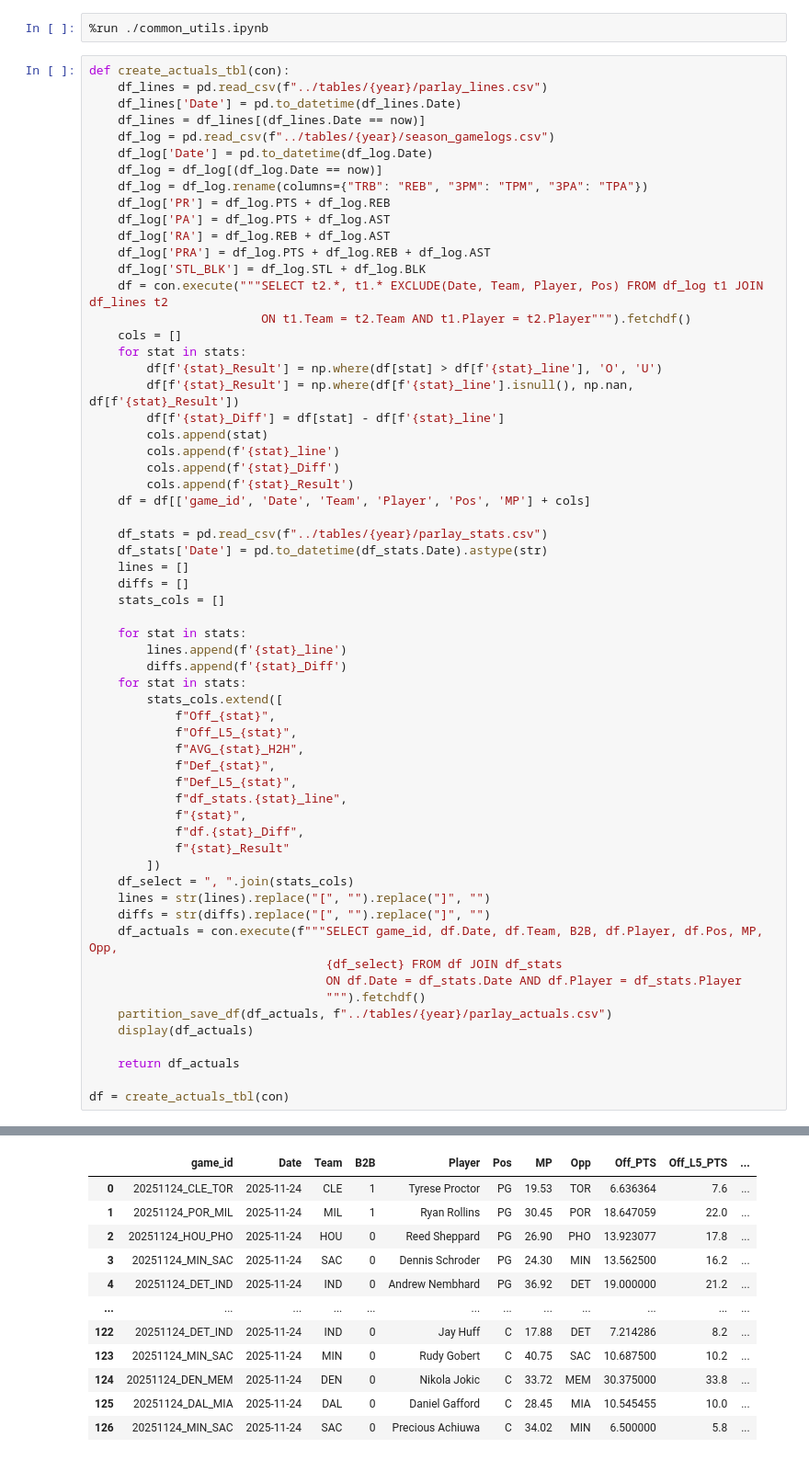
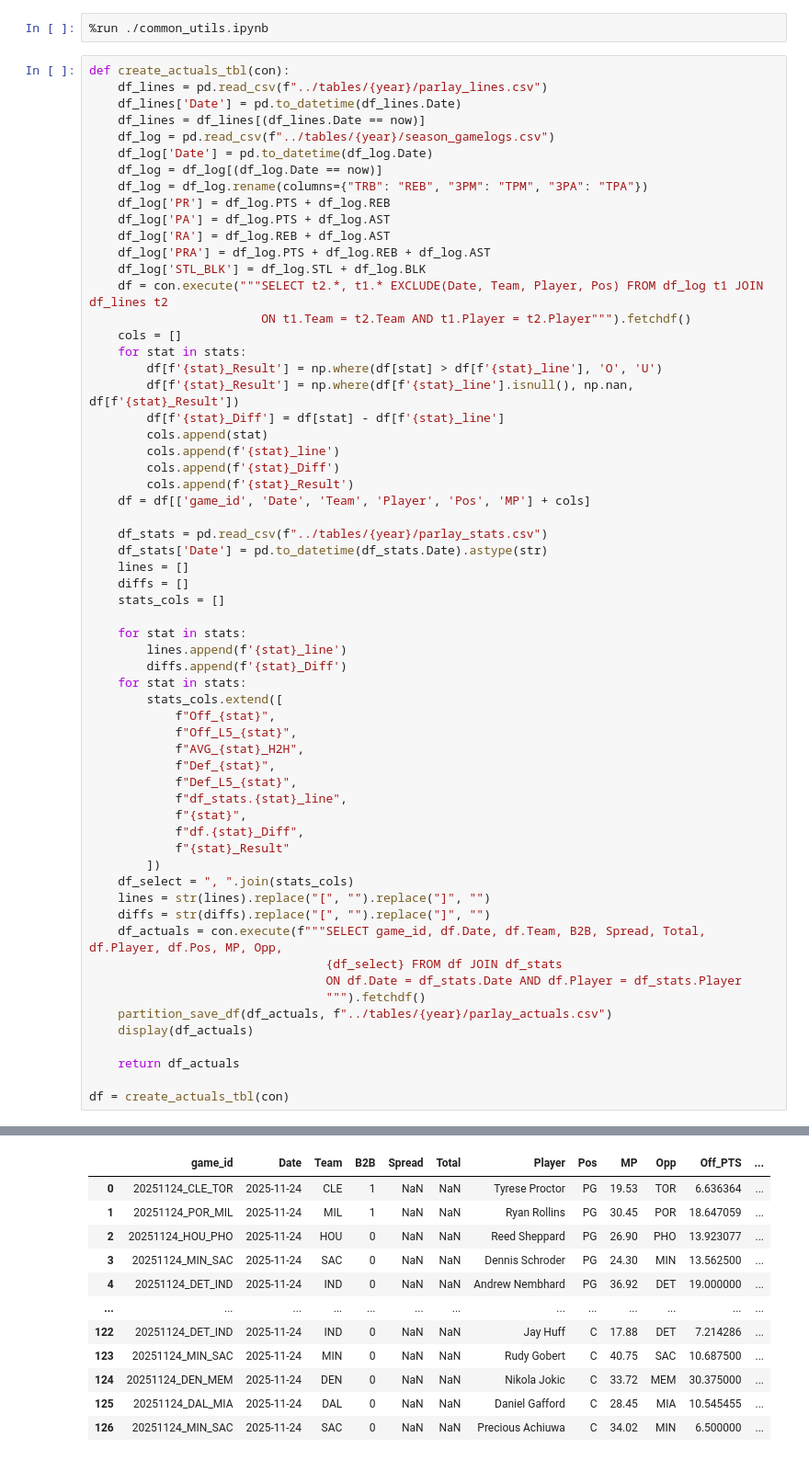
Before and after one commit to Relenes510/fantasy_basketball, a Jupyter notebook: notebooks/parlay actuals.ipynb, the cells around one changed output, grey strips where cells are left out. Shown at 92% size. Saved outputs shown, nothing was run; the diff lists cells and outputs as text.

```diff
--- a/notebooks/parlay actuals.ipynb
+++ b/notebooks/parlay actuals.ipynb
@@ -55,43 +55,43 @@ def create_actuals_tbl(con):
 
     for stat in stats:
         lines.append(f'{stat}_line')
         diffs.append(f'{stat}_Diff')
     for stat in stats:
         stats_cols.extend([
             f"Off_{stat}",
             f"Off_L5_{stat}",
             f"AVG_{stat}_H2H",
             f"Def_{stat}",
             f"Def_L5_{stat}",
             f"df_stats.{stat}_line",
             f"{stat}",
             f"df.{stat}_Diff",
             f"{stat}_Result"
         ])
     df_select = ", ".join(stats_cols)
     lines = str(lines).replace("[", "").replace("]", "")
     diffs = str(diffs).replace("[", "").replace("]", "")
-    df_actuals = con.execute(f"""SELECT game_id, df.Date, df.Team, B2B, df.Player, df.Pos, MP, Opp,
+    df_actuals = con.execute(f"""SELECT game_id, df.Date, df.Team, B2B, Spread, Total, df.Player, df.Pos, MP, Opp,
                                  {df_select} FROM df JOIN df_stats
                                  ON df.Date = df_stats.Date AND df.Player = df_stats.Player
                                  """).fetchdf()
     partition_save_df(df_actuals, f"../tables/{year}/parlay_actuals.csv")
     display(df_actuals)
 
     return df_actuals
 
 df = create_actuals_tbl(con)
 # %% [output]
 ../tables/2025/parlay_actuals.csv saved!
-|  | game_id | Date | Team | B2B | Player | Pos | MP | Opp | Off_PTS | Off_L5_PTS | ... |
-| 0 | 20251124_CLE_TOR | 2025-11-24 | CLE | 1 | Tyrese Proctor | PG | 19.53 | TOR | 6.636364 | 7.6 | ... |
-| 1 | 20251124_POR_MIL | 2025-11-24 | MIL | 1 | Ryan Rollins | PG | 30.45 | POR | 18.647059 | 22.0 | ... |
-| 2 | 20251124_HOU_PHO | 2025-11-24 | HOU | 0 | Reed Sheppard | PG | 26.90 | PHO | 13.923077 | 17.8 | ... |
-| 3 | 20251124_MIN_SAC | 2025-11-24 | SAC | 0 | Dennis Schroder | PG | 24.30 | MIN | 13.562500 | 16.2 | ... |
-| 4 | 20251124_DET_IND | 2025-11-24 | IND | 0 | Andrew Nembhard | PG | 36.92 | DET | 19.000000 | 21.2 | ... |
-| ... | ... | ... | ... | ... | ... | ... | ... | ... | ... | ... | ... |
-| 122 | 20251124_DET_IND | 2025-11-24 | IND | 0 | Jay Huff | C | 17.88 | DET | 7.214286 | 8.2 | ... |
-| 123 | 20251124_MIN_SAC | 2025-11-24 | MIN | 0 | Rudy Gobert | C | 40.75 | SAC | 10.687500 | 10.2 | ... |
-| 124 | 20251124_DEN_MEM | 2025-11-24 | DEN | 0 | Nikola Jokic | C | 33.72 | MEM | 30.375000 | 33.8 | ... |
-| 125 | 20251124_DAL_MIA | 2025-11-24 | DAL | 0 | Daniel Gafford | C | 28.45 | MIA | 10.545455 | 10.0 | ... |
-| 126 | 20251124_MIN_SAC | 2025-11-24 | SAC | 0 | Precious Achiuwa | C | 34.02 | MIN | 6.500000 | 5.8 | ... |
+|  | game_id | Date | Team | B2B | Spread | Total | Player | Pos | MP | Opp | Off_PTS | ... |
+| 0 | 20251124_CLE_TOR | 2025-11-24 | CLE | 1 | NaN | NaN | Tyrese Proctor | PG | 19.53 | TOR | 6.636364 | ... |
+| 1 | 20251124_POR_MIL | 2025-11-24 | MIL | 1 | NaN | NaN | Ryan Rollins | PG | 30.45 | POR | 18.647059 | ... |
+| 2 | 20251124_HOU_PHO | 2025-11-24 | HOU | 0 | NaN | NaN | Reed Sheppard | PG | 26.90 | PHO | 13.923077 | ... |
+| 3 | 20251124_MIN_SAC | 2025-11-24 | SAC | 0 | NaN | NaN | Dennis Schroder | PG | 24.30 | MIN | 13.562500 | ... |
+| 4 | 20251124_DET_IND | 2025-11-24 | IND | 0 | NaN | NaN | Andrew Nembhard | PG | 36.92 | DET | 19.000000 | ... |
+| ... | ... | ... | ... | ... | ... | ... | ... | ... | ... | ... | ... | ... |
+| 122 | 20251124_DET_IND | 2025-11-24 | IND | 0 | NaN | NaN | Jay Huff | C | 17.88 | DET | 7.214286 | ... |
+| 123 | 20251124_MIN_SAC | 2025-11-24 | MIN | 0 | NaN | NaN | Rudy Gobert | C | 40.75 | SAC | 10.687500 | ... |
+| 124 | 20251124_DEN_MEM | 2025-11-24 | DEN | 0 | NaN | NaN | Nikola Jokic | C | 33.72 | MEM | 30.375000 | ... |
+| 125 | 20251124_DAL_MIA | 2025-11-24 | DAL | 0 | NaN | NaN | Daniel Gafford | C | 28.45 | MIA | 10.545455 | ... |
+| 126 | 20251124_MIN_SAC | 2025-11-24 | SAC | 0 | NaN | NaN | Precious Achiuwa | C | 34.02 | MIN | 6.500000 | ... |
```
Also changed, not shown: parts of 3 cells of this notebook, 1 other file.
